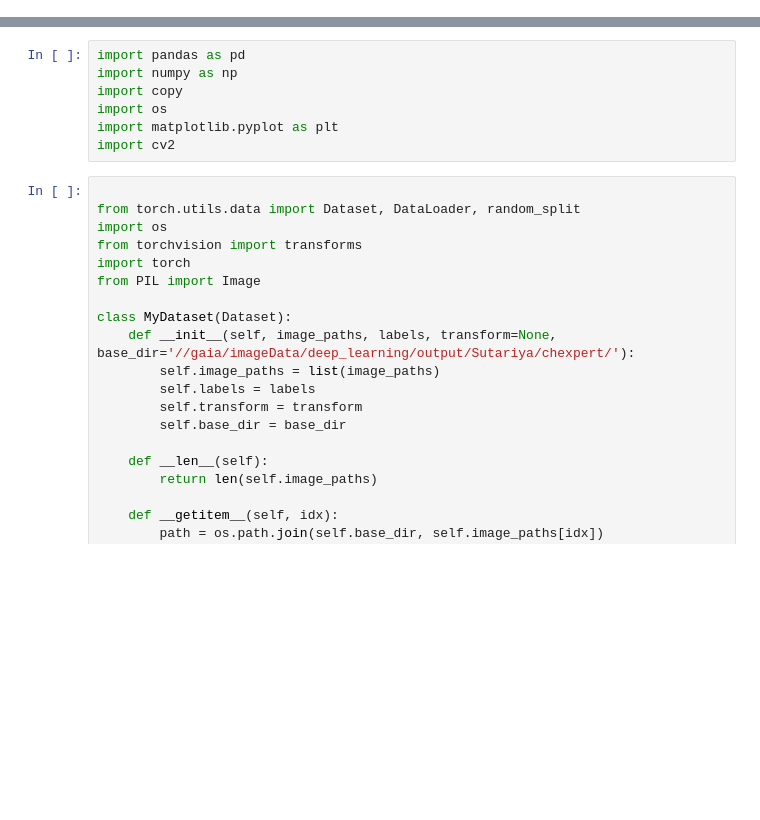
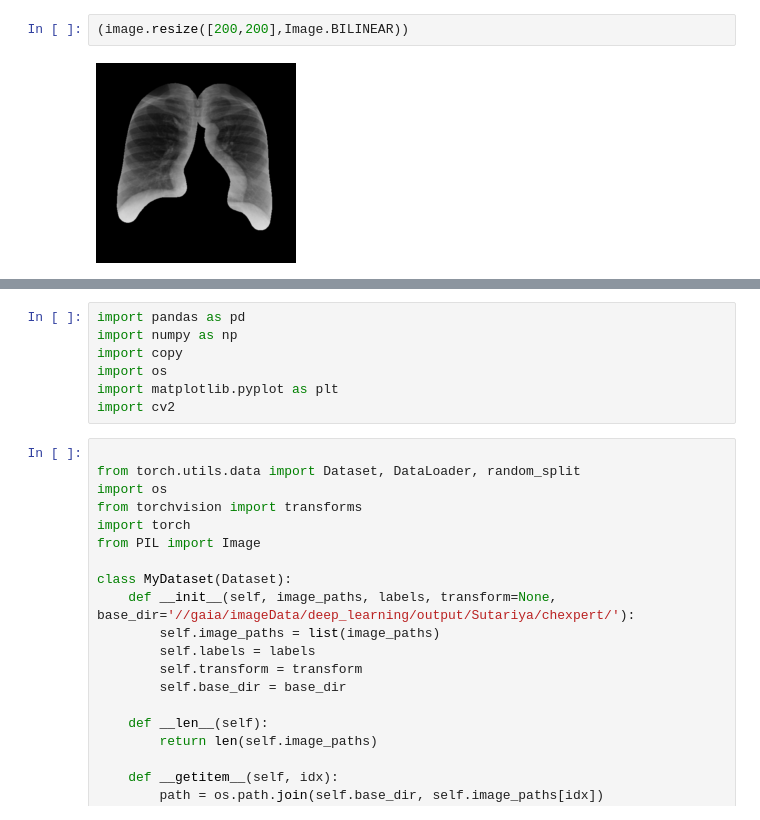
Before and after one commit to dishant24/BVM_Chest_X-Ray_Fair_AI, a Jupyter notebook: main.ipynb, the cells around one changed output, grey strips where cells are left out. Drawn from its saved outputs; the diff is of its cells as text; blank space fills up the shorter version.

```diff
--- a/main.ipynb
+++ b/main.ipynb
@@ -8,0 +132,4 @@ data = pd.read_csv(r"\\gaia\imageData\deep_learning\output\Sutariya\main\mimic\d
+# %%
+(image.resize([200,200],Image.BILINEAR))
+# %% [output]
+[figure, added]
```
Also changed, not shown: parts of 48 cells of this notebook, 10 other files.
